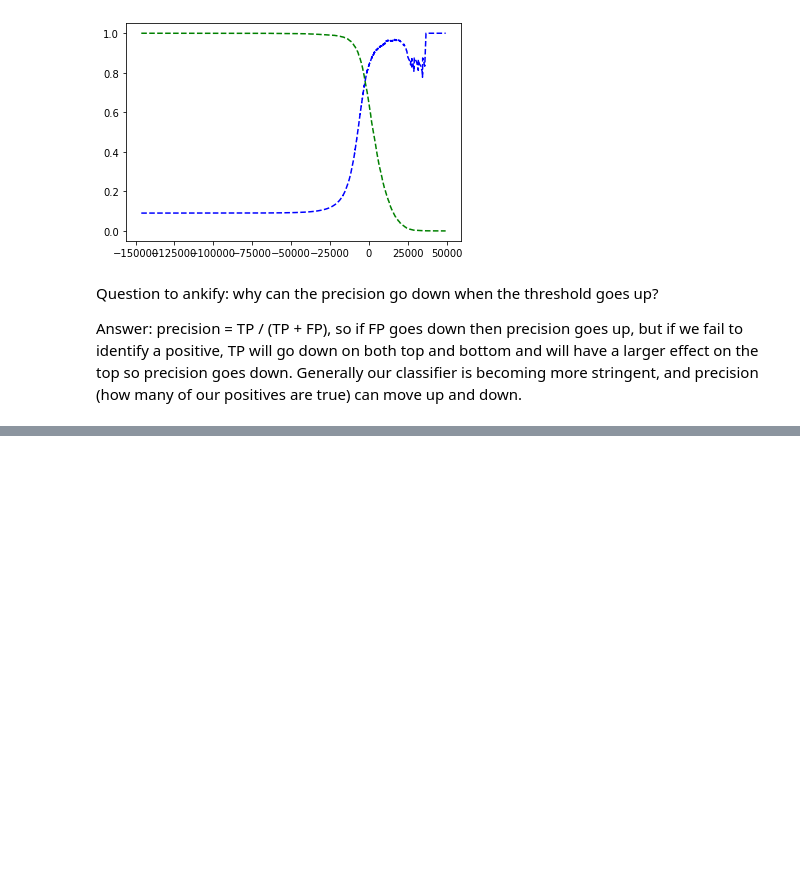
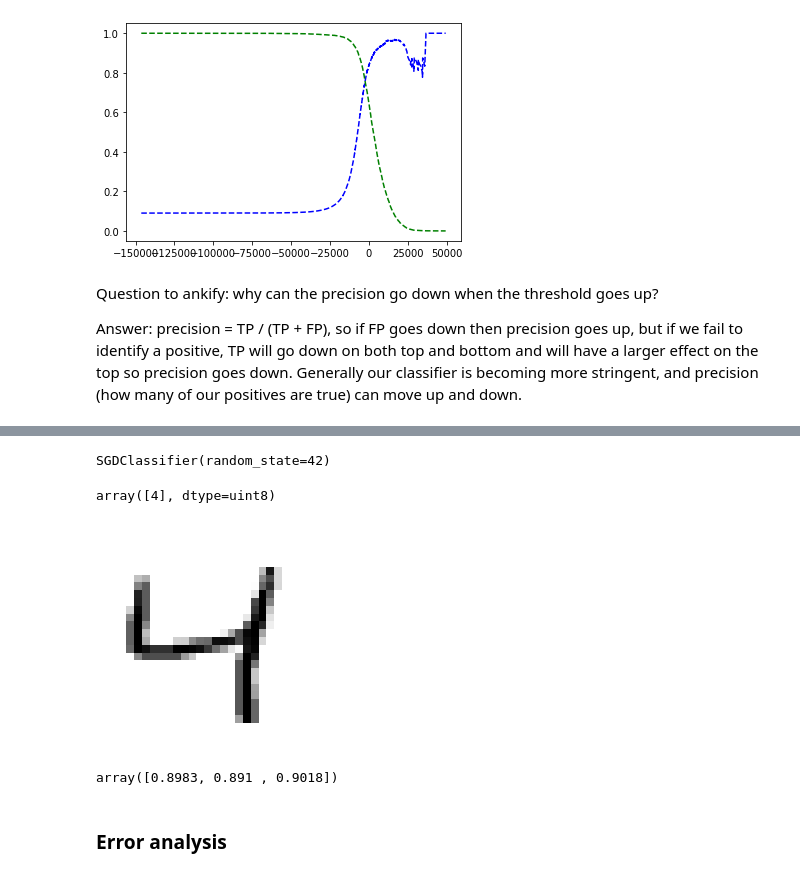
Before and after one commit to bndxn/hands-on, a Jupyter notebook: Ch3 - Classification.ipynb, the cells around one changed output, grey strips where cells are left out. Saved outputs shown, nothing was run; the diff lists cells and outputs as text; code cells hidden in the pictures; blank space fills up the shorter version.

```diff
--- a/Ch3 - Classification.ipynb
+++ b/Ch3 - Classification.ipynb
@@ -224,0 +208,15 @@ y_train_pred_90 = (y_scores >= threshold_90_precision)
+# %%
+sgd_clf.fit(X_train, y_train)
+# %% [output]
+SGDClassifier(random_state=42)
+# %%
+sgd_clf.predict([X_train[2]])
+# %% [output]
+array([4], dtype=uint8)
+# %%
+im2 = X_train[2].reshape(28,28)
+plt.imshow(im2, cmap="binary")
+plt.axis("off")
+plt.show()
+# %% [output]
+[figure, added]
@@ -224,0 +225,11 @@ y_train_pred_90 = (y_scores >= threshold_90_precision)
+# %%
+# scaling the inputs
+
+from sklearn.preprocessing import StandardScaler
+scaler = StandardScaler()
+X_train_scaled = scaler.fit_transform(X_train.astype(np.float64))
+cross_val_score(sgd_clf, X_train_scaled, y_train, cv=3, scoring="accuracy")
+# %% [output]
+array([0.8983, 0.891 , 0.9018])
+# %% [markdown]
+### Error analysis
```
Also changed, not shown: parts of 11 cells of this notebook.
